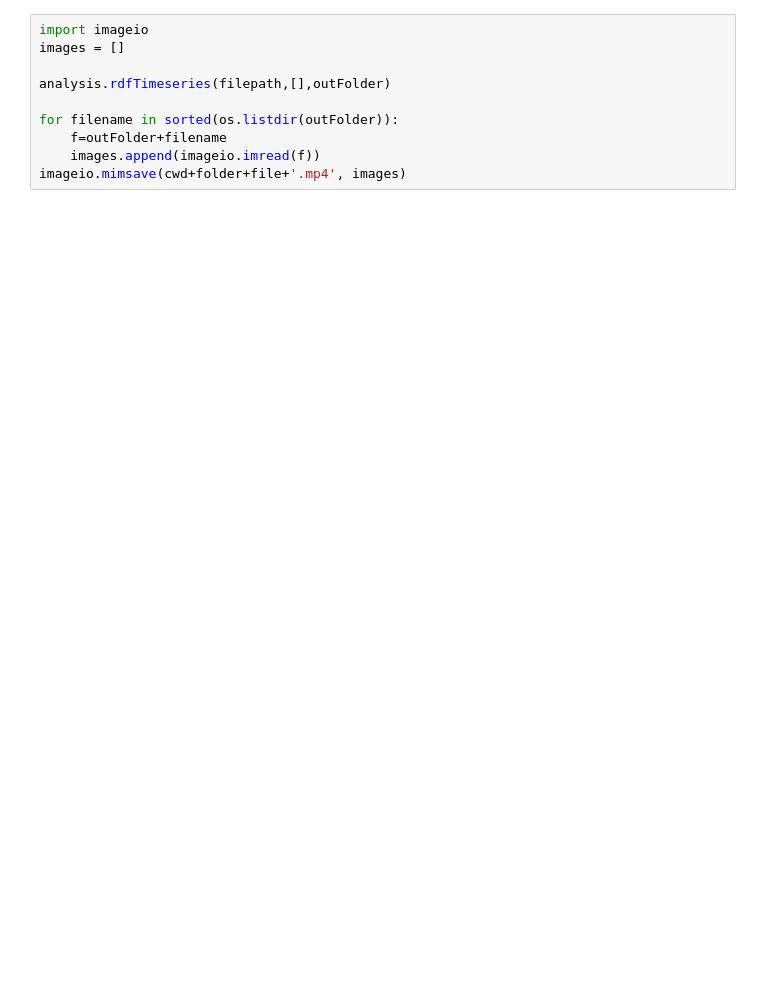
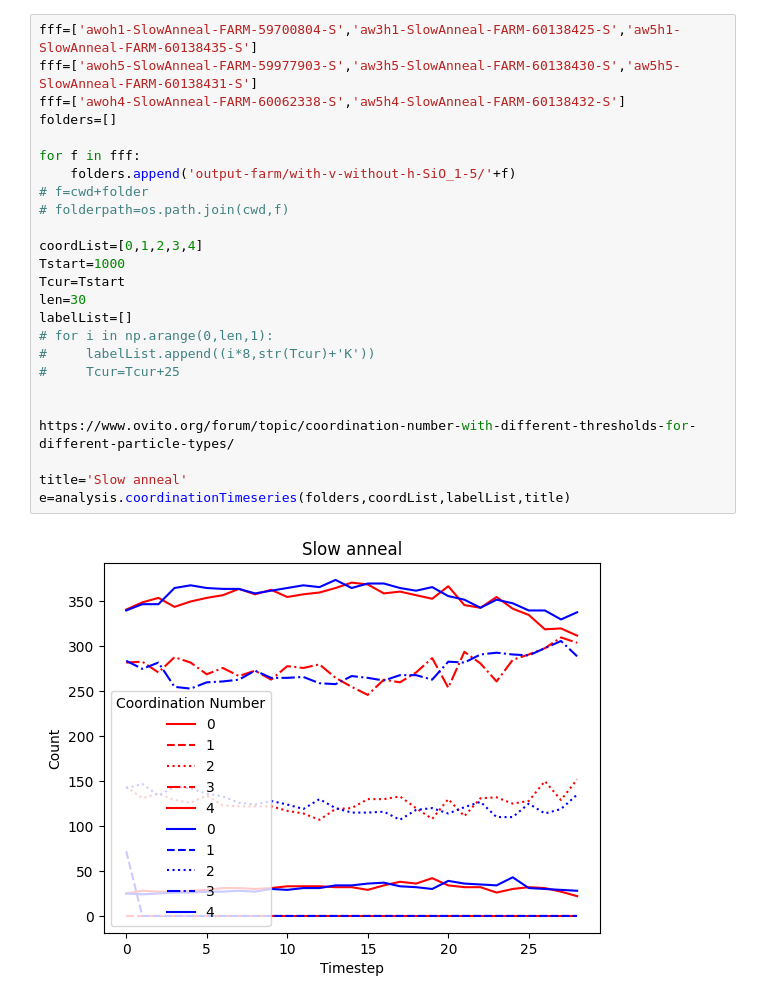
Before and after one commit to zimanyi-group/TOPCON-MD, a Jupyter notebook: StructureCalculations.ipynb, the cells around one changed output. Saved outputs shown, nothing was run; the diff lists cells and outputs as text; blank space fills up the shorter version.

Commit message:
Structure analysis and some peturb fixes

```diff
--- a/StructureCalculations.ipynb
+++ b/StructureCalculations.ipynb
@@ -48,10 +99,27 @@ e=analysis.coordinationTimeseries(filepath,coordList,labelList,title)
-# %%
-import imageio
-images = []
-
-analysis.rdfTimeseries(filepath,[],outFolder)
-
-for filename in sorted(os.listdir(outFolder)):
-    f=outFolder+filename
-    images.append(imageio.imread(f))
-imageio.mimsave(cwd+folder+file+'.mp4', images)
+# %%
+fff=['awoh1-SlowAnneal-FARM-59700804-S','aw3h1-SlowAnneal-FARM-60138425-S','aw5h1-SlowAnneal-FARM-60138435-S']
+fff=['awoh5-SlowAnneal-FARM-59977903-S','aw3h5-SlowAnneal-FARM-60138430-S','aw5h5-SlowAnneal-FARM-60138431-S']
+fff=['awoh4-SlowAnneal-FARM-60062338-S','aw5h4-SlowAnneal-FARM-60138432-S']
+folders=[]
+
+for f in fff:
+    folders.append('output-farm/with-v-without-h-SiO_1-5/'+f)
+# f=cwd+folder
+# folderpath=os.path.join(cwd,f)
+
+coordList=[0,1,2,3,4]
+Tstart=1000
+Tcur=Tstart
+len=30
+labelList=[]
+# for i in np.arange(0,len,1):
+#     labelList.append((i*8,str(Tcur)+'K'))
+#     Tcur=Tcur+25
+
+
+https://www.ovito.org/forum/topic/coordination-number-with-different-thresholds-for-different-particle-types/
+
+title='Slow anneal'
+e=analysis.coordinationTimeseries(folders,coordList,labelList,title)
+# %% [output]
+[figure, added]
```
Also changed, not shown: parts of 3 cells of this notebook, 9 other files.
